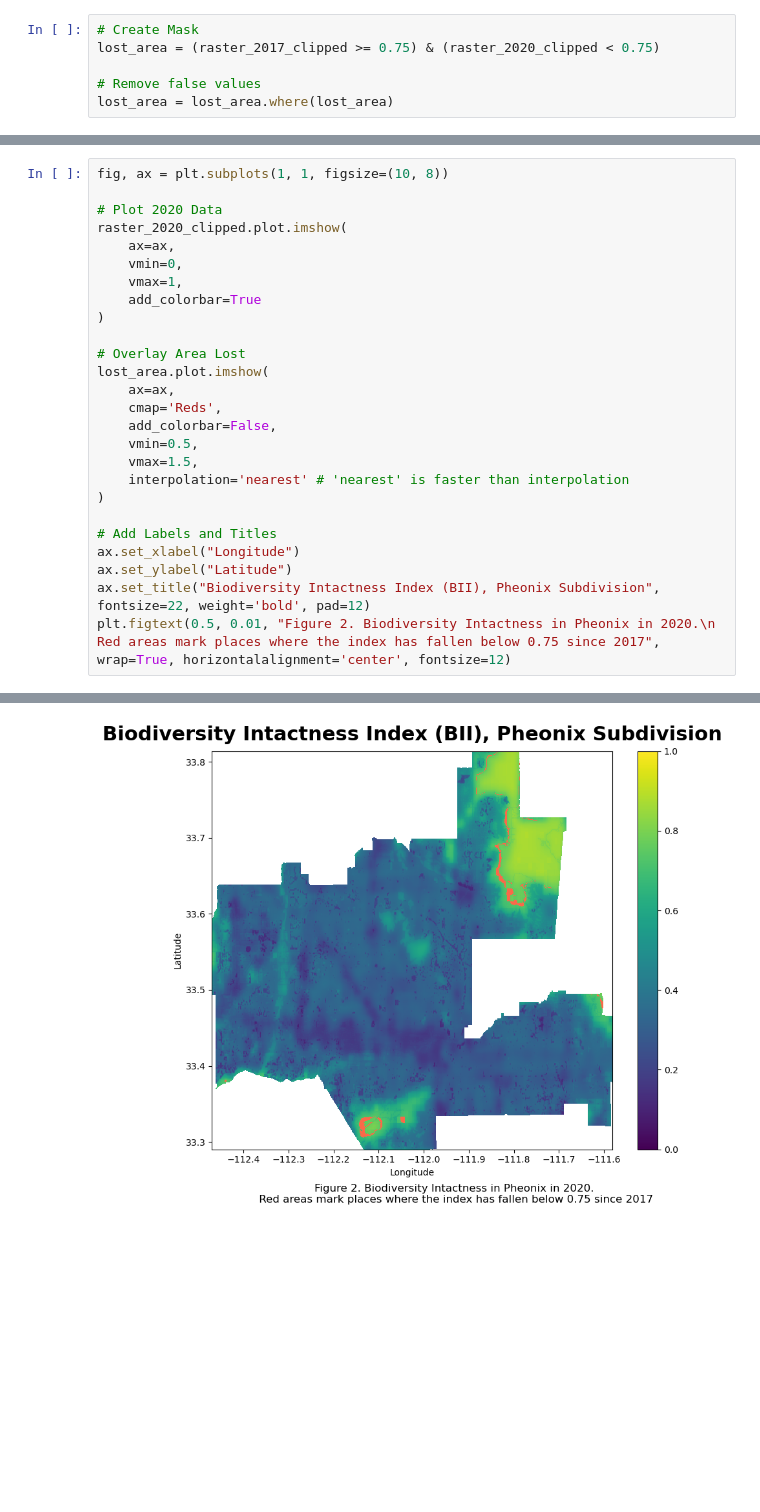
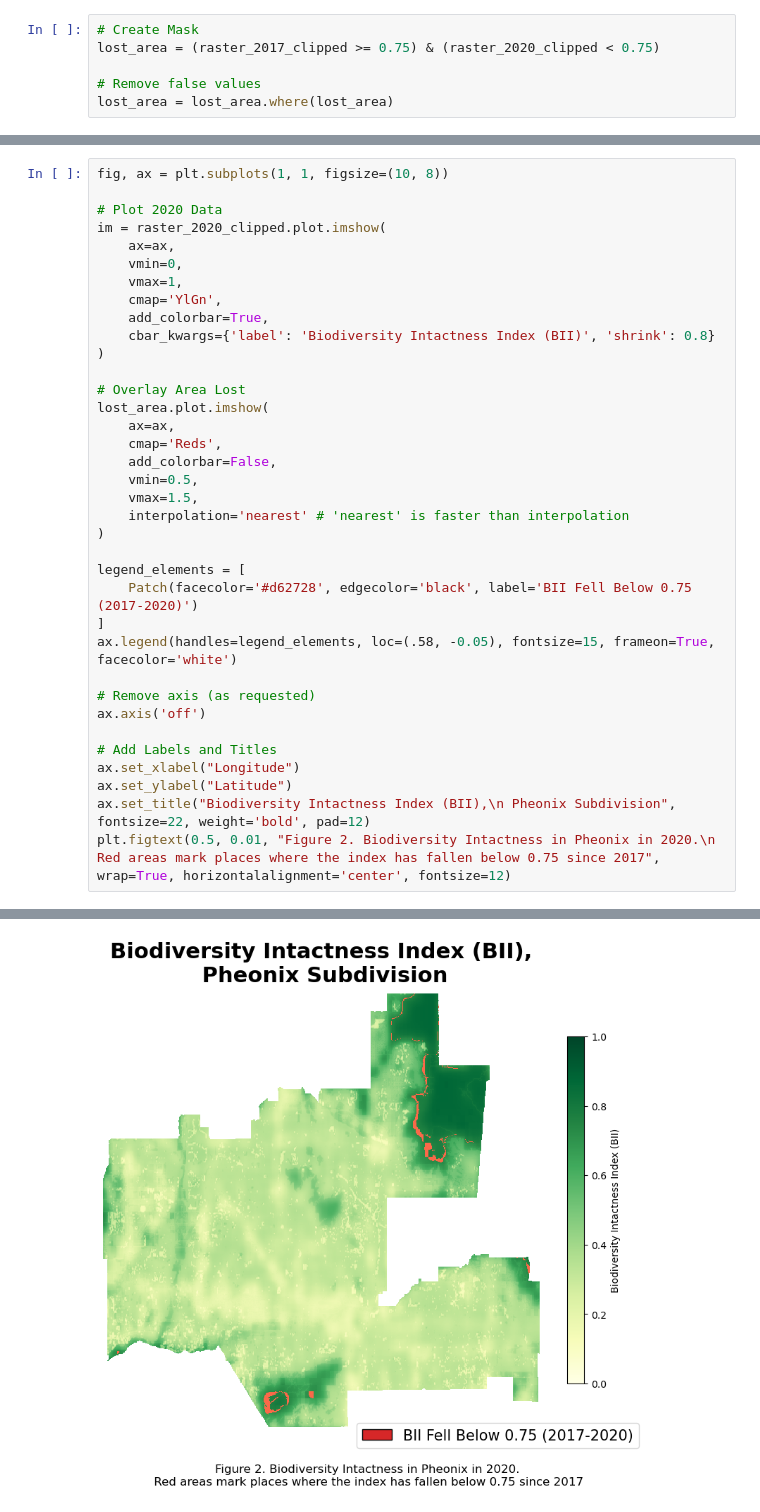
Before and after one commit to willrmull/Phoenix_Biodiversity, a Jupyter notebook: Phoenix_Biodiversity.ipynb, the cells around one changed output, grey strips where cells are left out. Saved outputs shown, nothing was run; the diff lists cells and outputs as text; blank space fills up the shorter version.

```diff
--- a/Phoenix_Biodiversity.ipynb
+++ b/Phoenix_Biodiversity.ipynb
@@ -211,29 +230,39 @@ Plot:
 # %%
 fig, ax = plt.subplots(1, 1, figsize=(10, 8))
 
 # Plot 2020 Data
-raster_2020_clipped.plot.imshow(
+im = raster_2020_clipped.plot.imshow(
     ax=ax,
     vmin=0,
     vmax=1,
-    add_colorbar=True
+    cmap='YlGn',
+    add_colorbar=True,
+    cbar_kwargs={'label': 'Biodiversity Intactness Index (BII)', 'shrink': 0.8}
 )
 
 # Overlay Area Lost
 lost_area.plot.imshow(
     ax=ax,
     cmap='Reds',
     add_colorbar=False,
     vmin=0.5,
     vmax=1.5,
     interpolation='nearest' # 'nearest' is faster than interpolation
 )
 
+legend_elements = [
+    Patch(facecolor='#d62728', edgecolor='black', label='BII Fell Below 0.75 (2017-2020)')
+]
+ax.legend(handles=legend_elements, loc=(.58, -0.05), fontsize=15, frameon=True, facecolor='white')
+
+# Remove axis (as requested)
+ax.axis('off')
+
 # Add Labels and Titles
 ax.set_xlabel("Longitude")
 ax.set_ylabel("Latitude")
-ax.set_title("Biodiversity Intactness Index (BII), Pheonix Subdivision", fontsize=22, weight='bold', pad=12)
+ax.set_title("Biodiversity Intactness Index (BII),\n Pheonix Subdivision", fontsize=22, weight='bold', pad=12)
 plt.figtext(0.5, 0.01, "Figure 2. Biodiversity Intactness in Pheonix in 2020.\n Red areas mark places where the index has fallen below 0.75 since 2017", wrap=True, horizontalalignment='center', fontsize=12)
 # %% [output]
 Text(0.5, 0.01, 'Figure 2. Biodiversity Intactness in Pheonix in 2020.\n Red areas mark places where the index has fallen below 0.75 since 2017')
-[figure, old version]
+[figure, new version]
```
Also changed, not shown: parts of 8 cells of this notebook.
